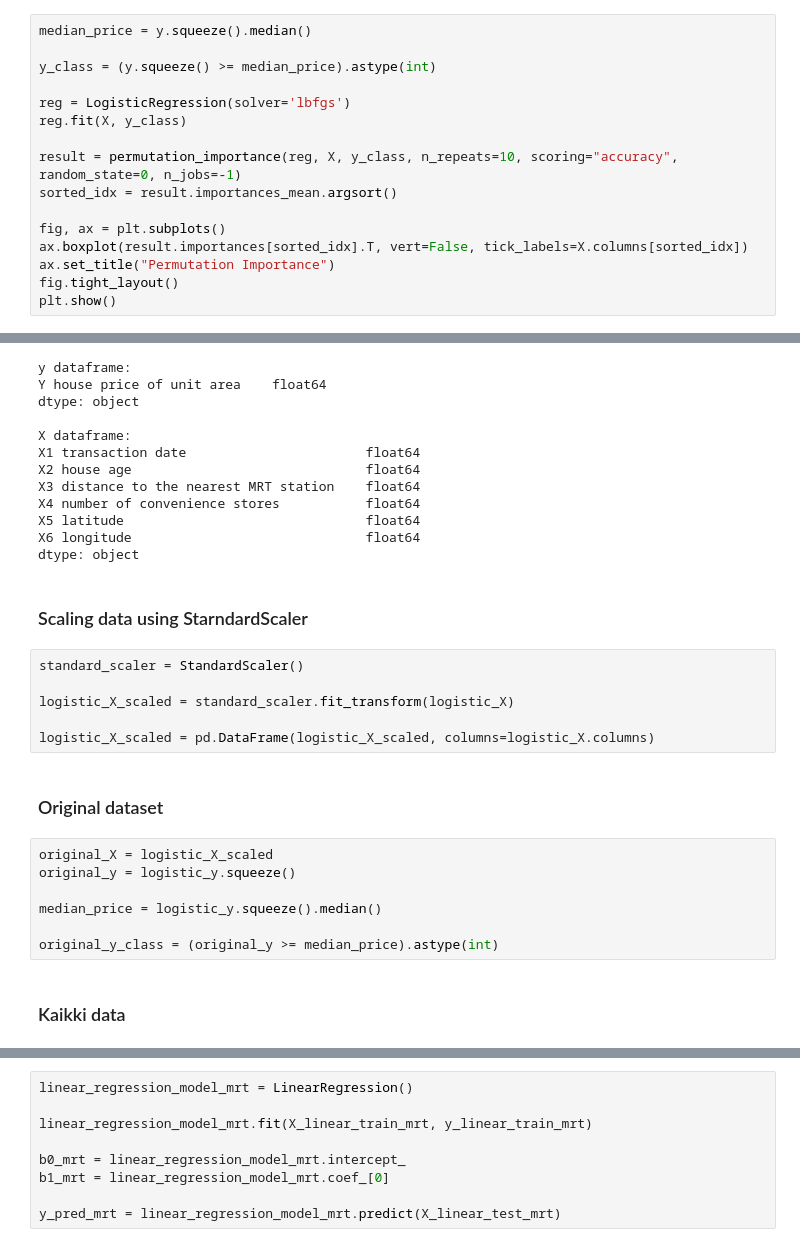
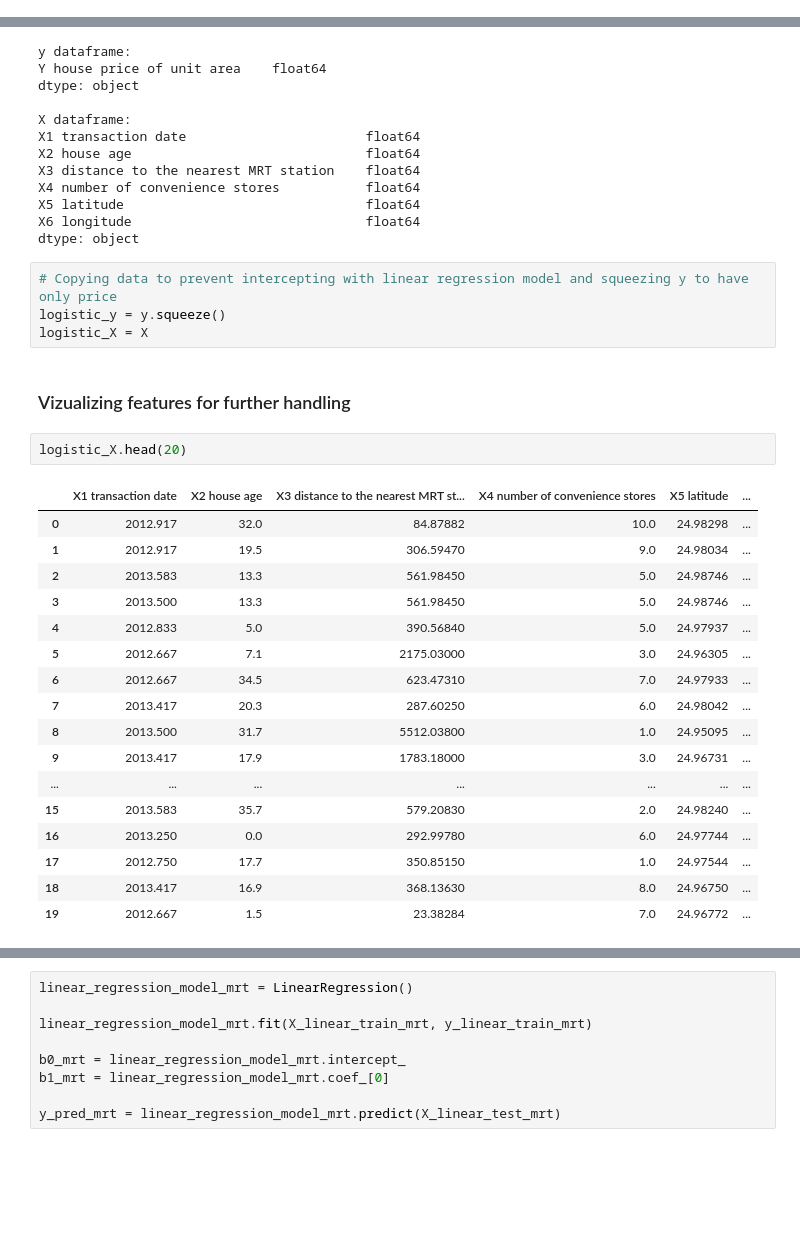
Before and after one commit to MustBeViable/DatanKasittely, a Jupyter notebook: linear_and_logigal_elias_rinne.ipynb, the cells around one changed output, grey strips where cells are left out. Saved outputs shown, nothing was run; the diff lists cells and outputs as text; blank space fills up the shorter version.

```diff
--- a/linear_and_logigal_elias_rinne.ipynb
+++ b/linear_and_logigal_elias_rinne.ipynb
@@ -151,16 +144,0 @@ Sen jälkeen tutkitaan millä on eniten permutatiivistä tärkeyttä.
-# %%
-median_price = y.squeeze().median()
-
-y_class = (y.squeeze() >= median_price).astype(int)
-
-reg = LogisticRegression(solver='lbfgs')
-reg.fit(X, y_class)
-
-result = permutation_importance(reg, X, y_class, n_repeats=10, scoring="accuracy", random_state=0, n_jobs=-1)
-sorted_idx = result.importances_mean.argsort()
-
-fig, ax = plt.subplots()
-ax.boxplot(result.importances[sorted_idx].T, vert=False, tick_labels=X.columns[sorted_idx])
-ax.set_title("Permutation Importance")
-fig.tight_layout()
-plt.show()
@@ -272,22 +244,29 @@ X4 number of convenience stores           float64
 X5 latitude                               float64
 X6 longitude                              float64
 dtype: object
-# %% [markdown]
-### Scaling data using StarndardScaler
-# %%
-standard_scaler = StandardScaler()
-
-logistic_X_scaled = standard_scaler.fit_transform(logistic_X)
-
-logistic_X_scaled = pd.DataFrame(logistic_X_scaled, columns=logistic_X.columns)
+# %%
+# Copying data to prevent intercepting with linear regression model and squeezing y to have only price
+logistic_y = y.squeeze()
+logistic_X = X
 # %% [markdown]
-### Original dataset
+### Vizualizing features for further handling
 # %%
-original_X = logistic_X_scaled
-original_y = logistic_y.squeeze()
-
-median_price = logistic_y.squeeze().median()
-
-original_y_class = (original_y >= median_price).astype(int)
+logistic_X.head(20)
+# %% [output]
+|  | X1 transaction date | X2 house age | X3 distance to the nearest MRT st... | X4 number of convenience stores | X5 latitude | ... |
+| 0 | 2012.917 | 32.0 | 84.87882 | 10.0 | 24.98298 | ... |
+| 1 | 2012.917 | 19.5 | 306.59470 | 9.0 | 24.98034 | ... |
+| 2 | 2013.583 | 13.3 | 561.98450 | 5.0 | 24.98746 | ... |
+| 3 | 2013.500 | 13.3 | 561.98450 | 5.0 | 24.98746 | ... |
+| 4 | 2012.833 | 5.0 | 390.56840 | 5.0 | 24.97937 | ... |
+| 5 | 2012.667 | 7.1 | 2175.03000 | 3.0 | 24.96305 | ... |
+| 6 | 2012.667 | 34.5 | 623.47310 | 7.0 | 24.97933 | ... |
+| 7 | 2013.417 | 20.3 | 287.60250 | 6.0 | 24.98042 | ... |
+| 8 | 2013.500 | 31.7 | 5512.03800 | 1.0 | 24.95095 | ... |
+| 9 | 2013.417 | 17.9 | 1783.18000 | 3.0 | 24.96731 | ... |
+| ... | ... | ... | ... | ... | ... | ... |
+| 15 | 2013.583 | 35.7 | 579.20830 | 2.0 | 24.98240 | ... |
+| 16 | 2013.250 | 0.0 | 292.99780 | 6.0 | 24.97744 | ... |
+| 17 | 2012.750 | 17.7 | 350.85150 | 1.0 | 24.97544 | ... |
+| 18 | 2013.417 | 16.9 | 368.13630 | 8.0 | 24.96750 | ... |
+| 19 | 2012.667 | 1.5 | 23.38284 | 7.0 | 24.96772 | ... |
-# %% [markdown]
-### Kaikki data
```
Also changed, not shown: parts of 61 cells of this notebook.
